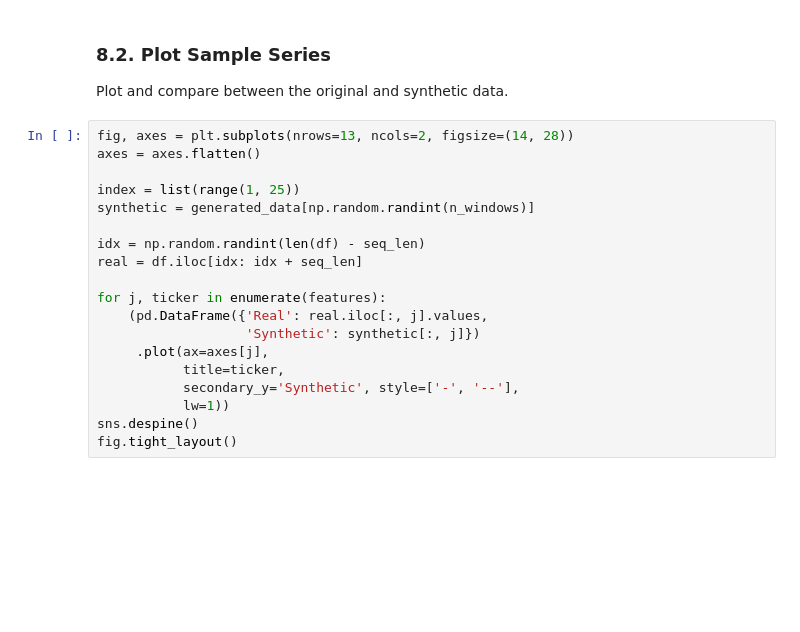
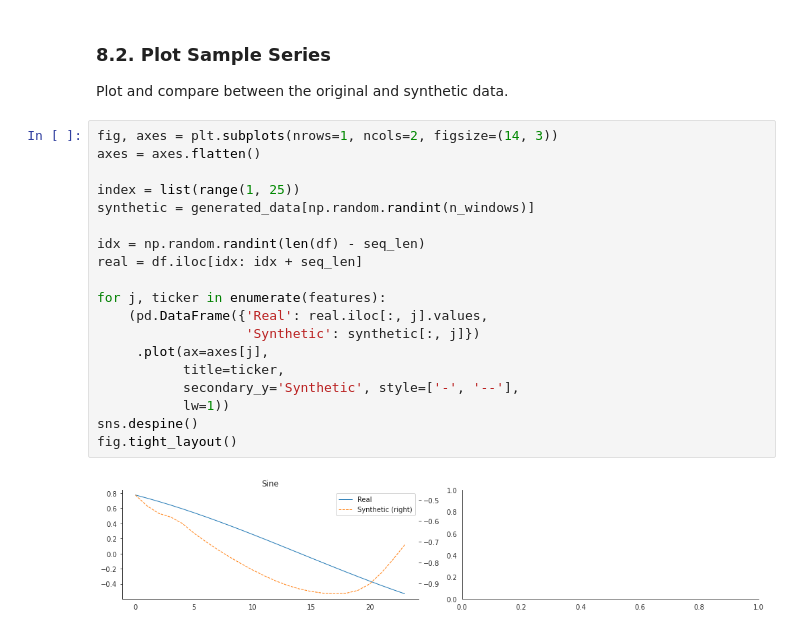
Before and after one commit to mnguyen0226/tsgans_cps, a Jupyter notebook: src/tf_version/notebooks/time_gans/time_gan_sine_wave.ipynb, the cells around one changed output. Drawn from its saved outputs; the diff is of its cells as text; blank space fills up the shorter version.

```diff
--- a/src/tf_version/notebooks/time_gans/time_gan_sine_wave.ipynb
+++ b/src/tf_version/notebooks/time_gans/time_gan_sine_wave.ipynb
@@ -687,21 +708,23 @@ generated_data.shape
 ### 8.2. Plot Sample Series
 Plot and compare between the original and synthetic data.
 # %%
-fig, axes = plt.subplots(nrows=13, ncols=2, figsize=(14, 28))
+fig, axes = plt.subplots(nrows=1, ncols=2, figsize=(14, 3))
 axes = axes.flatten()
 
 index = list(range(1, 25))
 synthetic = generated_data[np.random.randint(n_windows)]
 
 idx = np.random.randint(len(df) - seq_len)
 real = df.iloc[idx: idx + seq_len]
 
 for j, ticker in enumerate(features):
     (pd.DataFrame({'Real': real.iloc[:, j].values,
                    'Synthetic': synthetic[:, j]})
      .plot(ax=axes[j],
            title=ticker,
            secondary_y='Synthetic', style=['-', '--'],
            lw=1))
 sns.despine()
 fig.tight_layout()
+# %% [output]
+[figure, added]
```
Also changed, not shown: parts of 4 cells of this notebook, 6 other files.
